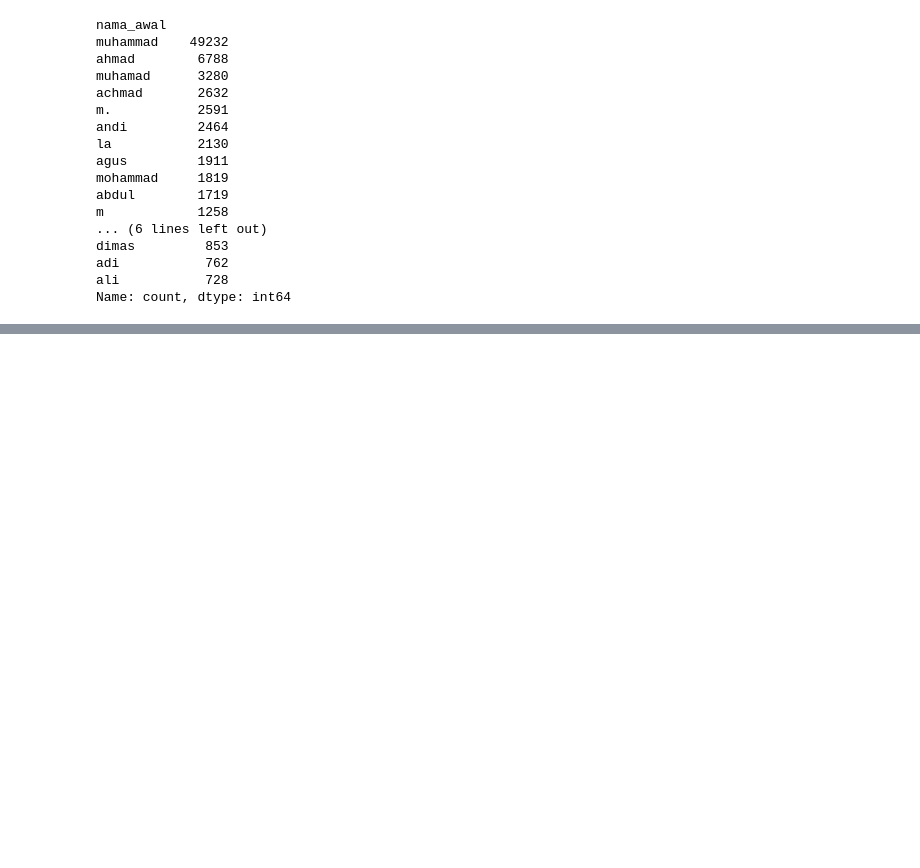
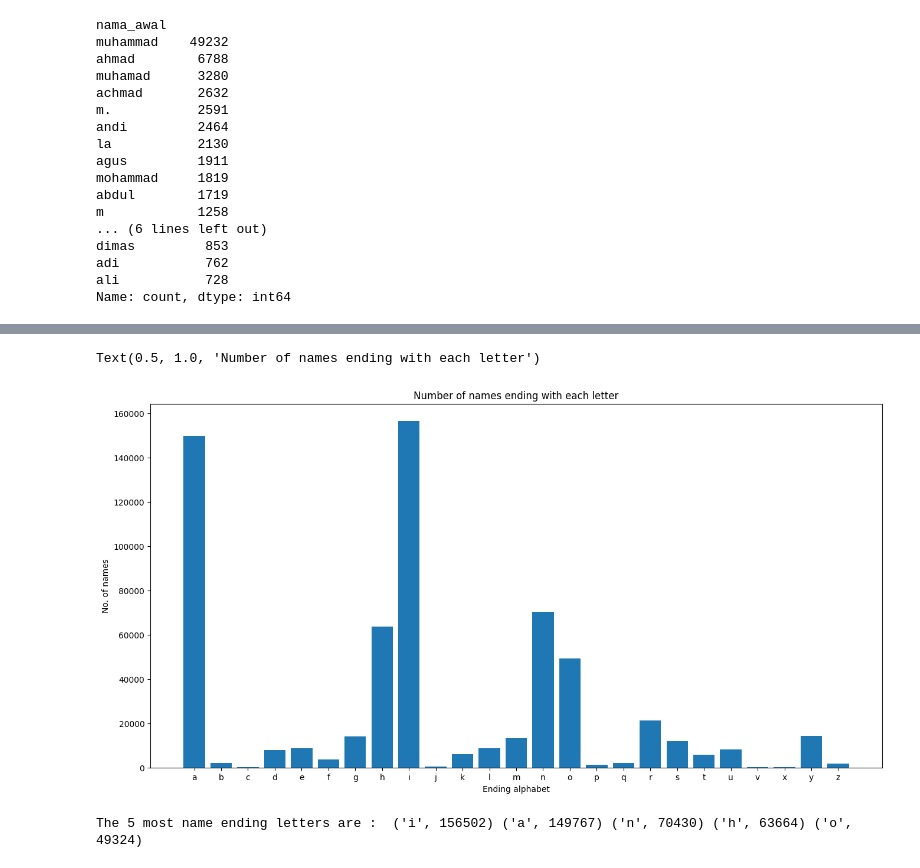
Before and after one commit to novay/gender-detection, a Jupyter notebook: 01-preparation.ipynb, the cells around one changed output, grey strips where cells are left out. Saved outputs shown, nothing was run; the diff lists cells and outputs as text; code cells hidden in the pictures; blank space fills up the shorter version.

```diff
--- a/01-preparation.ipynb
+++ b/01-preparation.ipynb
@@ -176,0 +249,13 @@ Name: count, dtype: int64
+# %%
+plt.figure(figsize = (16,8))
+plt.bar(endletter_count.keys(),endletter_count.values())
+plt.xlabel('Ending alphabet')
+plt.ylabel('No. of names')
+plt.title('Number of names ending with each letter')
+# %% [output]
+Text(0.5, 1.0, 'Number of names ending with each letter')
+[figure, added]
+# %%
+print('The 5 most name ending letters are : ', *sorted(endletter_count.items(), key=lambda item: item[1])[-5:][::-1])
+# %% [output]
+The 5 most name ending letters are :  ('i', 156502) ('a', 149767) ('n', 70430) ('h', 63664) ('o', 49324)
```
Also changed, not shown: parts of 14 cells of this notebook, 24 other files.
